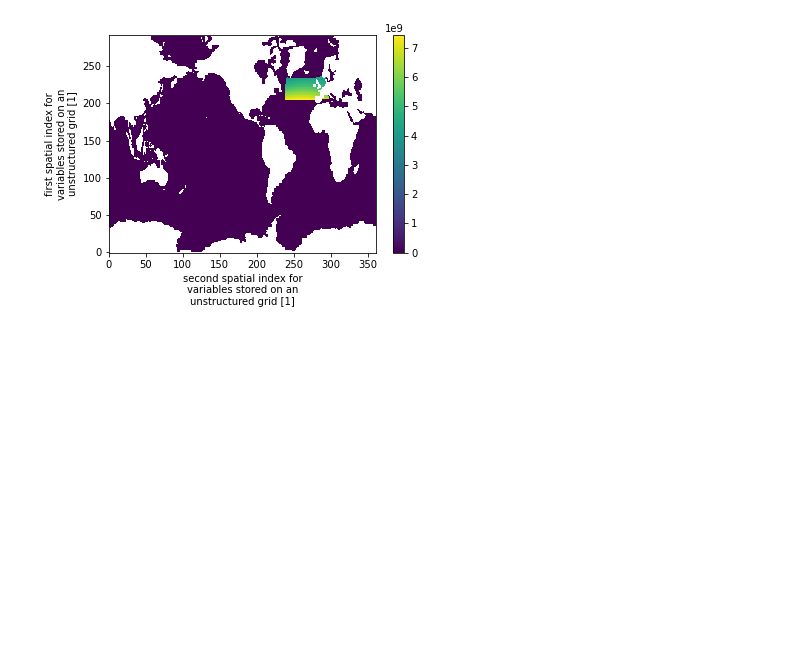
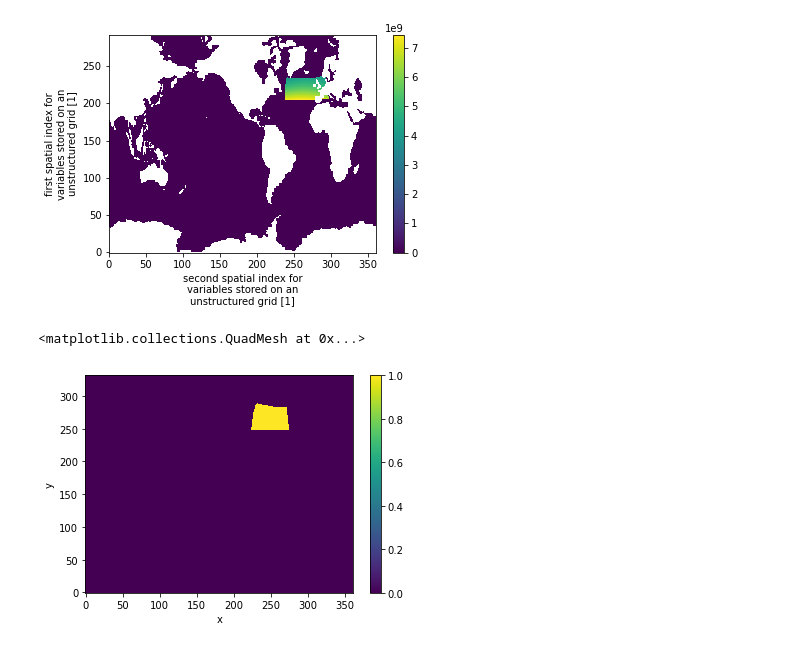
Before and after one commit to cmip6moap/project04, a Jupyter notebook: notebooks/sst_boxes/create_sstboxes.ipynb, the cells around one changed output. Saved outputs shown, nothing was run; the diff lists cells and outputs as text; code cells hidden in the pictures; blank space fills up the shorter version.

```diff
--- a/notebooks/sst_boxes/create_sstboxes.ipynb
+++ b/notebooks/sst_boxes/create_sstboxes.ipynb
@@ -186,8 +186,11 @@ eref_lon = eref_lon + 360
 # %%
 # for IPSL model, which has negative longitudes, first set box for sampling
-idx_sglon = (dataset_area.nav_lon > -64) | (dataset_area.nav_lon < -13)
+idx_sglon = (dataset_area.nav_lon > -64) & (dataset_area.nav_lon < -13)
 idx_sg = (dataset_area.nav_lat > 42) & (dataset_area.nav_lat < 66) & idx_sglon
 idx_sg.plot()
+# %% [output]
+<matplotlib.collections.QuadMesh at 0x...>
+[figure, added]
 # %%
 # for all other models, which have positive longitudes, first set box for sampling
 idx_sglon = (dataset_area.longitude > 296) & (dataset_area.longitude < 347)
```
Also changed, not shown: parts of 7 cells of this notebook, 10 other files.
